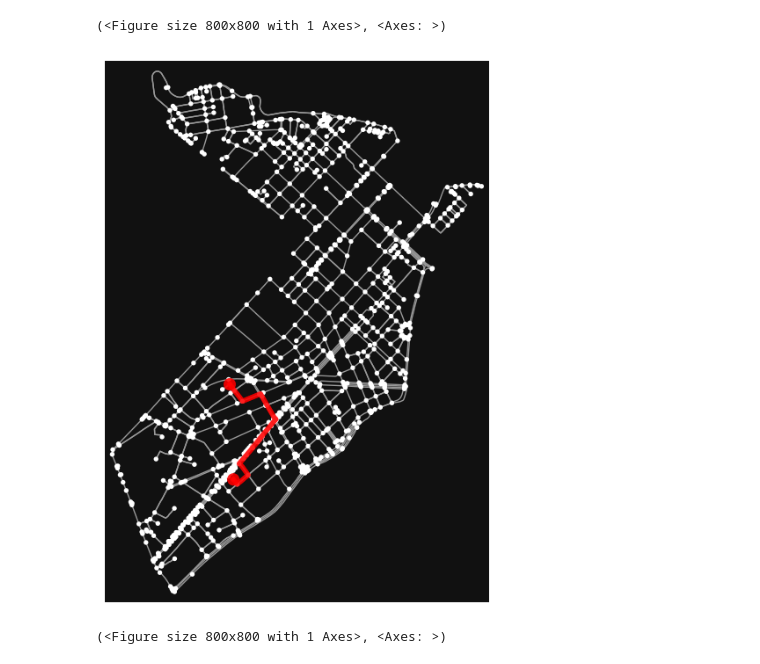
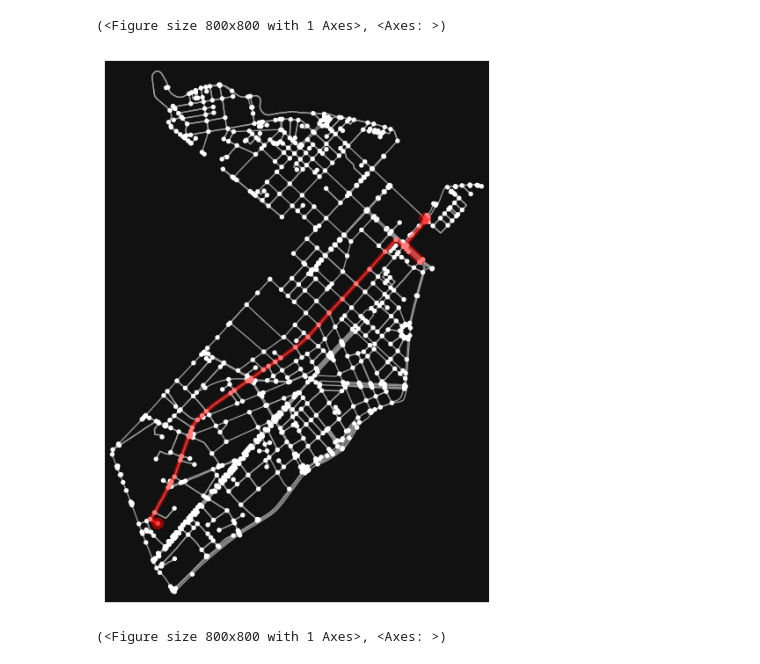
Before and after one commit to Bancie/thuhoach.nckh, a Jupyter notebook: ipynb/location/geo.ipynb, the cells around one changed output. Drawn from its saved outputs; the diff is of its cells as text; code cells hidden in the pictures.

Commit message:
Update routing example in geo.ipynb
Changed the street network query to 'District 1, Ho Chi Minh City, Vietnam' and updated origin and destination coordinates. Reduced k-shortest paths from 3 to 1 and set execution counts for relevant cells. Removed previous warning output and updated code outputs accordingly.

```diff
--- a/ipynb/location/geo.ipynb
+++ b/ipynb/location/geo.ipynb
@@ -90,7 +90,7 @@ import networkx as nx
 import matplotlib.pyplot as plt
 
 # 1. Get a street network
-G = ox.graph_from_place("Ho Chi Minh City, Vietnam", network_type='drive')
+G = ox.graph_from_place("District 1, Ho Chi Minh City, Vietnam", network_type='drive')
 # %%
 ox.plot_graph(G, bgcolor='white', node_size=5, edge_color='gray')
 # %% [output]
@@ -99,15 +99,15 @@ ox.plot_graph(G, bgcolor='white', node_size=5, edge_color='gray')
 # %%
 
 # 2. Find nearest nodes to your start/end coordinates
-orig_point = (10.763354, 106.691902)
-dest_point = ()
+orig_point = (10.75998,106.68634)
+dest_point = (10.78462,106.70746)
 
 orig = ox.distance.nearest_nodes(G, X=orig_point[1], Y=orig_point[0])
 dest = ox.distance.nearest_nodes(G, X=dest_point[1], Y=dest_point[0])
 # %%
-k_paths = list(ox.routing.k_shortest_paths(G, orig, dest, k=3, weight='length'))
+k_paths = ox.routing.k_shortest_paths(G, orig, dest, k=1, weight='length')
 # %%
-ox.plot.plot_graph_routes(G, k_paths, route_linewidth=3)
+ox.plot_graph_routes(G, k_paths)
 # %% [output]
-[figure, old version]
+[figure, new version]
 (<Figure size 800x800 with 1 Axes>, <Axes: >)
```
